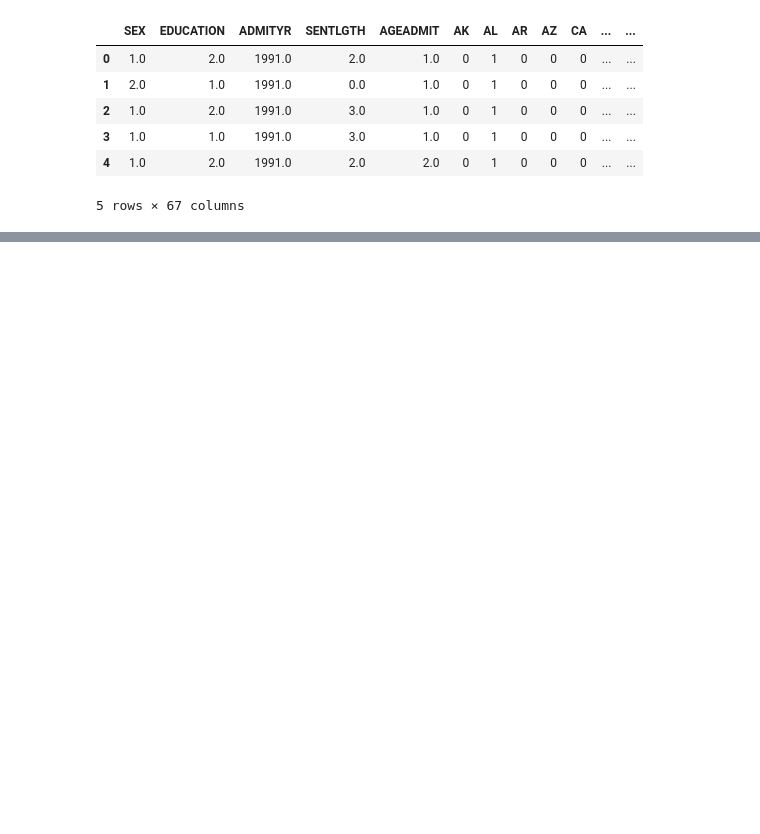
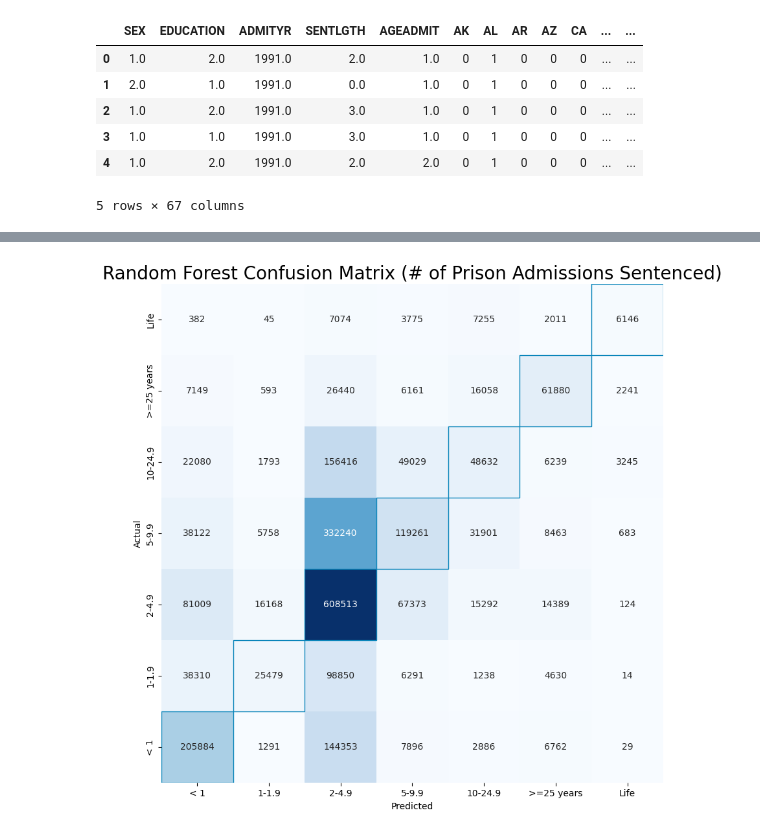
Before and after one commit to paritashahh/CorrectionalAnalysis, a Jupyter notebook: prisonAdmissionsModelTraining.ipynb, the cells around one changed output, grey strips where cells are left out. Saved outputs shown, nothing was run; the diff lists cells and outputs as text; code cells hidden in the pictures; blank space fills up the shorter version.

```diff
--- a/prisonAdmissionsModelTraining.ipynb
+++ b/prisonAdmissionsModelTraining.ipynb
@@ -41,6 +61,9 @@ print("Test Accuracy: " + str(rf.score(X_test, y_test)))
 mae = str(np.mean(abs(rf_y_pred - y_test)))
 print("Mean Absolute Error: " + mae)
 
+cf_mat = confusion_matrix(y_test, rf_y_pred)
+print(cf_mat)
+
 # save model
 import pickle
 pickle.dump(rf, open('prisonAdmissionsModel.sav', 'wb'))
@@ -50,0 +82,32 @@ Mean Absolute Error: 0.8782435233071211
+# %%
+# remove the 8th column and row from the confusion matrix (MISSING VALUES)
+ncf_mat = np.delete(cf_mat, 7, 0)
+ncf_mat = np.delete(ncf_mat, 7, 1)
+
+labels = ["< 1", "1-1.9", "2-4.9", "5-9.9", "10-24.9", ">=25 years", "Life"]
+
+# plot the confusion matrix
+fig, ax = plt.subplots(figsize=(10,10))
+sns.heatmap(ncf_mat, annot=True, fmt='g', ax=ax, cmap=plt.cm.Blues)
+ax.set_xlabel('Predicted')
+ax.set_ylabel('Actual')
+ax.invert_yaxis()
+cb = ax.collections[0].colorbar
+cb.remove()
+
+# label the confusion matrix using the labels list
+ax.xaxis.set_ticklabels(labels)
+ax.yaxis.set_major_locator(ticker.IndexLocator(base=1, offset=0.5))
+ax.yaxis.set_major_formatter(ticker.FixedFormatter(labels))
+
+# outline the diagonal cells
+for i in range(0,7):
+    rect = plt.Rectangle((i,i), 1, 1, fill=False, color='#0A85BA')
+    ax.add_patch(rect)
+
+plt.title("Random Forest Confusion Matrix (# of Prison Admissions Sentenced)", fontsize=20)
+
+# save the plot
+plt.savefig('prisonAdmissionsConfusionMatrix.png', dpi=300, bbox_inches='tight')
+# %% [output]
+[figure, added]
```
Also changed, not shown: parts of 8 cells of this notebook.
